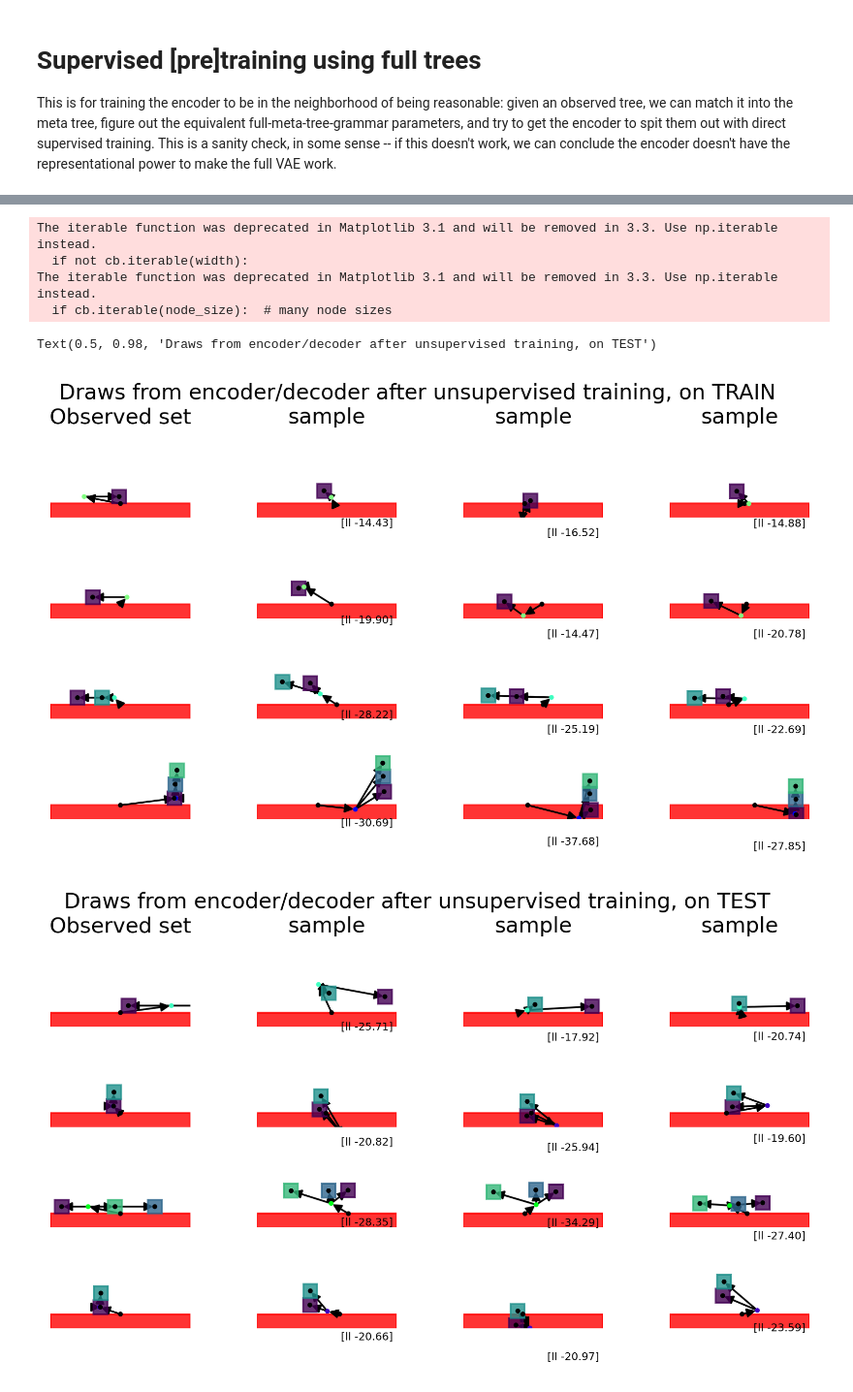
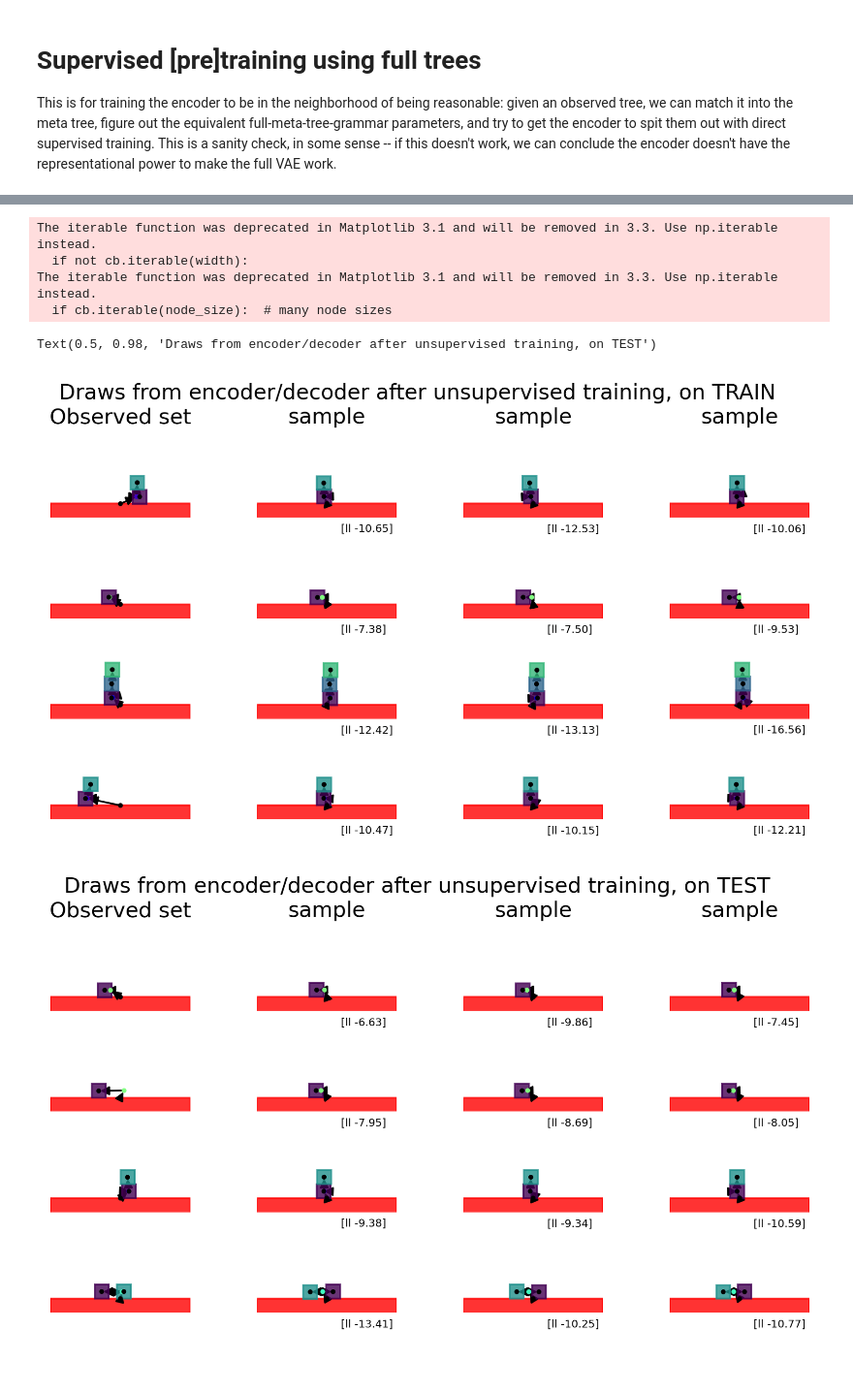
Before and after one commit to gizatt/spatial_scene_grammars, a Jupyter notebook: spatial_scene_grammars_examples/planar_box_stacks/train_meta_tree_grammar_encoder.ipynb, the cells around one changed output, grey strips where cells are left out. Shown at 97% size. Saved outputs shown, nothing was run; the diff lists cells and outputs as text; code cells hidden in the pictures.

Commit message:
Checking in a good run of neural proposal and grammar fitting

```diff
--- a/spatial_scene_grammars_examples/planar_box_stacks/train_meta_tree_grammar_encoder.ipynb
+++ b/spatial_scene_grammars_examples/planar_box_stacks/train_meta_tree_grammar_encoder.ipynb
@@ -203,7 +202,7 @@ def make_plot(observed_nodes, full_trees, ):
     fig = plt.gcf()
     N_width = 4
     N_height = 4
-    torch.random.manual_seed(41)
+    torch.random.manual_seed(42)
     for i in range(N_height):
         plt.subplot(N_height, N_width, i*N_height + 1)
         draw_boxes(full_trees[i], fig=plt.gcf(), ax=plt.gca(), block=False)
@@ -213,7 +212,7 @@ def make_plot(observed_nodes, full_trees, ):
         for j in range(1, N_width):
             k = i*N_height + j
             ax = plt.subplot(N_height, N_width, k + 1)
-            sampled_tree, proposal_density, _ = encoder.sample_tree_from_grammar_vector(meta_tree, x)
+            sampled_tree, proposal_density, _ = encoder.sample_tree_from_grammar_vector(meta_tree, x, root_inst_dict)
             draw_boxes(sampled_tree, fig=fig, ax=ax, block=False)
             if i == 0:
                 plt.title("sample")
@@ -249,7 +248,7 @@ for epoch in range(N_EPOCHS):
         observed_nodes = observed_nodes_for_training[iter_k]
         x = encoder(observed_nodes)
         full_tree = full_trees_for_training[iter_k]
-        x_target = encoder.get_grammar_parameters_from_actual_tree(meta_tree, full_tree, assign_var=0.01)
+        x_target = encoder.get_grammar_parameters_from_actual_tree(meta_tree, full_tree, assign_var=0.05)
 
         # Penalize distance for non-nan terms
         target_mask = torch.isfinite(x_target)
@@ -304,7 +303,7 @@ def make_plot(observed_nodes, full_trees, ):
         for j in range(1, N_width):
             k = i*N_height + j
             ax = plt.subplot(N_height, N_width, k + 1)
-            sampled_tree, proposal_density, _ = encoder.sample_tree_from_grammar_vector(meta_tree, x)
+            sampled_tree, proposal_density, _ = encoder.sample_tree_from_grammar_vector(meta_tree, x, root_inst_dict)
             draw_boxes(sampled_tree, fig=fig, ax=ax, block=False)
             if i == 0:
                 plt.title("sample")
@@ -411,17 +410,27 @@ for epoch in range(N_EPOCHS):
     for iter_k in iter_order[:N_ITERS_PER_EPOCH]:
         observed_nodes = observed_nodes_for_training[iter_k]
         x = encoder(observed_nodes)
-        x_prior_ll = dist.Normal(0., 1).log_prob(x).sum()
-        total_objective += x_prior_ll / N_ITERS_PER_EPOCH
+        # Calculate contribution of encoding prior (very weak, just keeps values from
+        # blowing up.)
+        x_prior_ll = dist.Normal(0., 10.).log_prob(x).sum()
+        total_objective += x_prior_ll * N_SAMPLES_PER_ENCODING
         for sample_k in range(N_SAMPLES_PER_ENCODING):
-            sampled_tree, proposal_density_ll, nonreparam_density_ll = encoder.sample_tree_from_grammar_vector(meta_tree, x)
+            sampled_tree, proposal_density_ll, nonreparam_density_ll = encoder.sample_tree_from_grammar_vector(meta_tree, x, root_inst_dict)
             candidate_nodes = [n for n in sampled_tree.nodes if isinstance(n, TerminalNode)]
-            est_ll = (estimate_observation_likelihood(candidate_nodes, observed_nodes, 0.1) +
-                      estimate_observation_likelihood(observed_nodes, candidate_nodes, 0.1))
+
+            # Calculate observation matching score.
+            est_ll = (estimate_observation_likelihood(candidate_nodes, observed_nodes, 0.1, detach_second=True) +
+                      estimate_observation_likelihood(observed_nodes, candidate_nodes, 0.1, detach_first=True)).sum()
             est_ll = torch.clip(est_ll, min=MIN_LL_SATURATION)
+
+            # Calculate grammar prior score.
+            grammar_ll = sampled_tree.get_log_prob()
+
+            # Total value under expectation for evaluation policy gradient.
+            total_f = est_ll + grammar_ll
+
+            # Diagnostics
             total_sampled_score += est_ll
-
-            total_f = est_ll
             total_sampled_f += total_f
 
             # Surrogate objective for REINFORCE
@@ -438,7 +447,9 @@ for epoch in range(N_EPOCHS):
           % (epoch, mean_sampled_score, mean_sampled_f, mean_objective))
 
     if torch.isfinite(mean_objective):
-        (-mean_objective).backward()
+        # Parameter values get gradients calculated but not used;
+        # need to retain them to keep pytorch from complaining.
+        (-mean_objective).backward(retain_graph=True)
         optimizer.step()
         scheduler.step()
 
@@ -477,36 +488,36 @@ def make_plot(observed_nodes, full_trees, ):
     plt.figure(dpi=300).set_size_inches(8, 4)
     fig = plt.gcf()
     N_width = 4
     N_height = 4
     torch.random.manual_seed(41)
     for i in range(N_height):
         plt.subplot(N_height, N_width, i*N_height + 1)
         draw_boxes(full_trees[i], fig=plt.gcf(), ax=plt.gca(), block=False)
         if i == 0:
             plt.title("Observed set")
         x = encoder(observed_nodes[i])
         for j in range(1, N_width):
             k = i*N_height + j
             ax = plt.subplot(N_height, N_width, k + 1)
-            sampled_tree, proposal_density, _ = encoder.sample_tree_from_grammar_vector(meta_tree, x)
+            sampled_tree, proposal_density, _ = encoder.sample_tree_from_grammar_vector(meta_tree, x, root_inst_dict)
             draw_boxes(sampled_tree, fig=fig, ax=ax, block=False)
             if i == 0:
                 plt.title("sample")
             plt.text(x=1., y=-2., s="[ll %0.2f]" % proposal_density, fontsize=6)
 
 make_plot(observed_nodes_for_training, full_trees_for_training)
 plt.suptitle("Draws from encoder/decoder after unsupervised training, on TRAIN")
 
 make_plot(observed_nodes_for_testing, full_trees_for_testing)
 plt.suptitle("Draws from encoder/decoder after unsupervised training, on TEST")
 # %% [output]
 The iterable function was deprecated in Matplotlib 3.1 and will be removed in 3.3. Use np.iterable instead.
   if not cb.iterable(width):
 The iterable function was deprecated in Matplotlib 3.1 and will be removed in 3.3. Use np.iterable instead.
   if cb.iterable(node_size):  # many node sizes
 Text(0.5, 0.98, 'Draws from encoder/decoder after unsupervised training, on TEST')
-[figure, old version]
+[figure, new version]
-[figure, old version]
+[figure, new version]
 # %%
 # Save weights
 save_dir = os.path.join(
```
Also changed, not shown: parts of 18 cells of this notebook, 6 other files.
